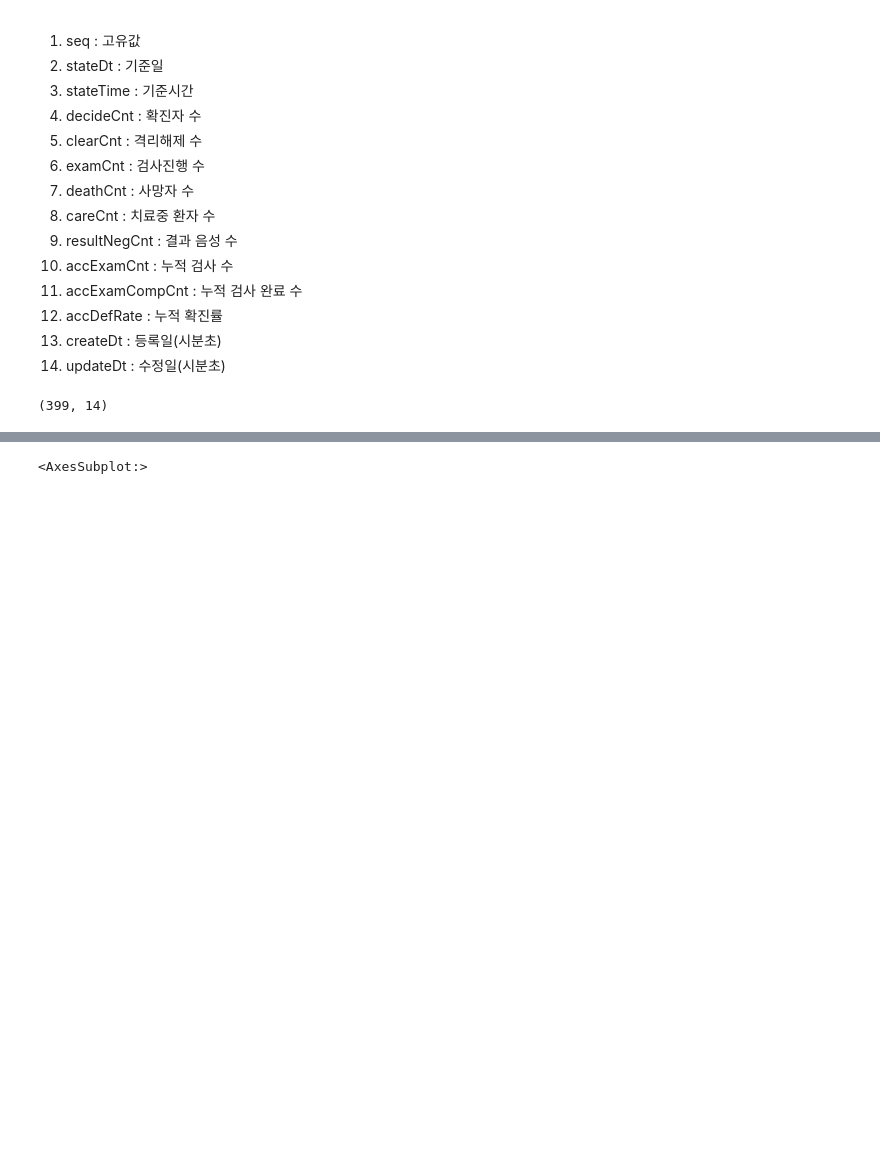
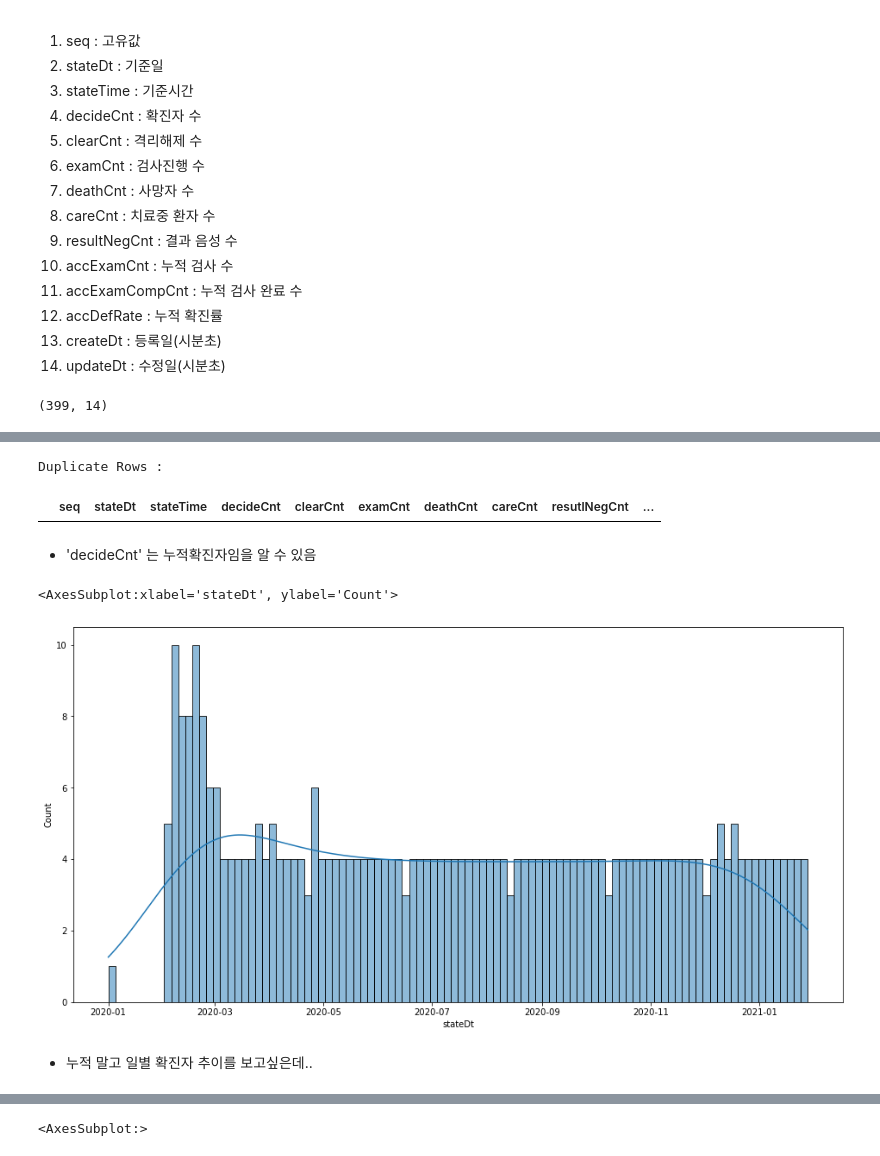
Before and after one commit to johanjun/covidandfinance, a Jupyter notebook: Public data EDA.ipynb, the cells around one changed output, grey strips where cells are left out. Cells and saved outputs as stored; diff of their text form; code cells hidden in the pictures; blank space fills up the shorter version.

```diff
--- a/Public data EDA.ipynb
+++ b/Public data EDA.ipynb
@@ -30,0 +123,12 @@ df_state.shape
+# %%
+#중복값 확인
+df_state.duplicated
+
+duplicate = df_state[df_state.duplicated()]
+
+print("Duplicate Rows :")
+
+duplicate
+# %% [output]
+Duplicate Rows :
+|  | seq | stateDt | stateTime | decideCnt | clearCnt | examCnt | deathCnt | careCnt | resutlNegCnt | ... |
@@ -30,0 +138,10 @@ df_state.shape
+# %% [markdown]
+- 'decideCnt' 는 누적확진자임을 알 수 있음
+# %%
+fig, ax = plt.subplots(figsize=(16,8))
+sns.histplot(x='stateDt', data=df_state, kde=True, bins=100, ax=ax)
+# %% [output]
+<AxesSubplot:xlabel='stateDt', ylabel='Count'>
+[figure, added]
+# %% [markdown]
+- 누적 말고 일별 확진자 추이를 보고싶은데..
```
Also changed, not shown: parts of 51 cells of this notebook.
